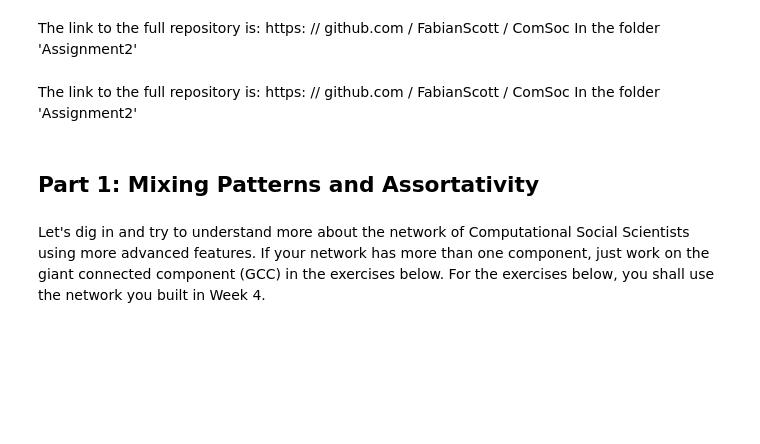
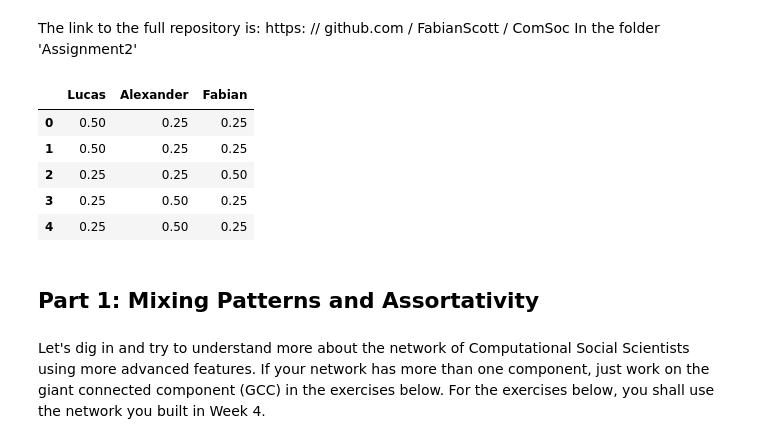
Before and after one commit to FabianScott/ComSoc, a Jupyter notebook: Assignment2/Assignment2.ipynb, the cells around one changed output. Saved outputs shown, nothing was run; the diff lists cells and outputs as text; code cells hidden in the pictures; blank space fills up the shorter version.

```diff
--- a/Assignment2/Assignment2.ipynb
+++ b/Assignment2/Assignment2.ipynb
@@ -5,14 +5,17 @@ In the folder 'Assignment2'
 # %%
 import pandas as pd
 
 # Contribution Table in proportions
 p1 = [0.5, 0.25, 0.25]
 p2 = [0.5, 0.25, 0.25]
 p3 = [0.25, 0.25, 0.5]
 p4 = [0.25, 0.5, 0.25]
 p5 = [0.25, 0.5, 0.25]
-pd.DataFrame([p1, p2, p3], columns=['Lucas', 'Alexander', 'Fabian'])
+pd.DataFrame([p1, p2, p3, p4, p5], columns=['Lucas', 'Alexander', 'Fabian'])
+# %% [output]
+|  | Lucas | Alexander | Fabian |
+| 0 | 0.50 | 0.25 | 0.25 |
+| 1 | 0.50 | 0.25 | 0.25 |
+| 2 | 0.25 | 0.25 | 0.50 |
+| 3 | 0.25 | 0.50 | 0.25 |
+| 4 | 0.25 | 0.50 | 0.25 |
-# %% [markdown]
-The link to the full repository is:
-https: // github.com / FabianScott / ComSoc
-In the folder 'Assignment2'
```
Also changed, not shown: parts of 28 cells of this notebook, 3 other files.
